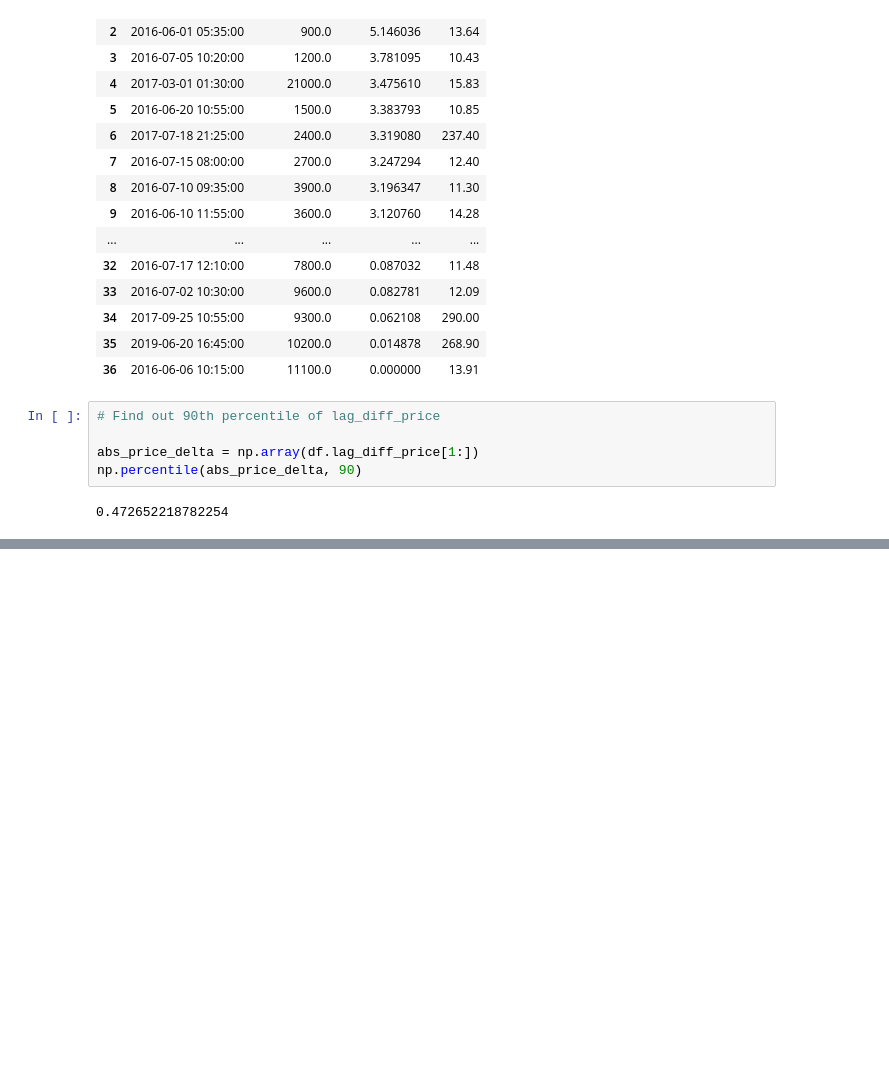
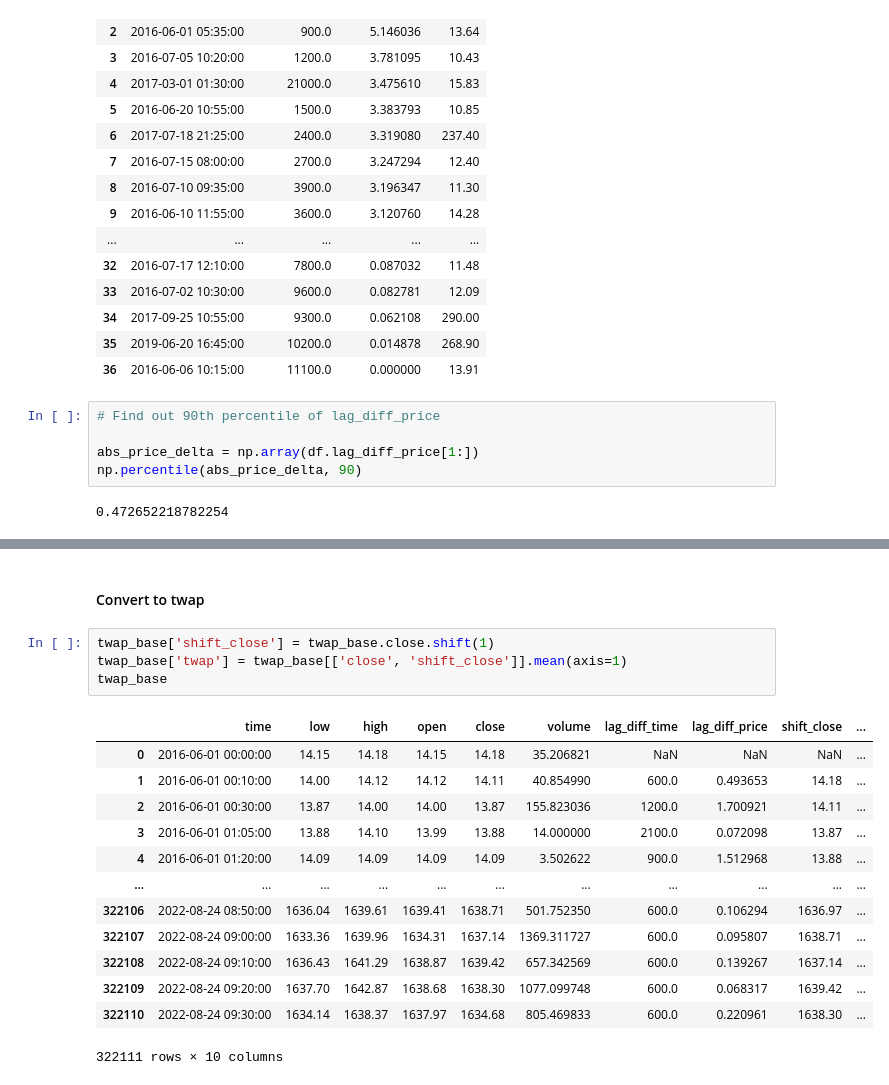
Before and after one commit to overlay-market/overlay-risk, a Jupyter notebook: notebooks/data_fetch_and_prep.ipynb, the cells around one changed output, grey strips where cells are left out. Saved outputs shown, nothing was run; the diff lists cells and outputs as text; blank space fills up the shorter version.

```diff
--- a/notebooks/data_fetch_and_prep.ipynb
+++ b/notebooks/data_fetch_and_prep.ipynb
@@ -277,0 +267,20 @@ df[['lag_diff_time', 'close', 'lag_diff_price']]\
+# %% [markdown]
+#### Convert to twap
+# %%
+twap_base['shift_close'] = twap_base.close.shift(1)
+twap_base['twap'] = twap_base[['close', 'shift_close']].mean(axis=1)
+twap_base
+# %% [output]
+|  | time | low | high | open | close | volume | lag_diff_time | lag_diff_price | shift_close | ... |
+| 0 | 2016-06-01 00:00:00 | 14.15 | 14.18 | 14.15 | 14.18 | 35.206821 | NaN | NaN | NaN | ... |
+| 1 | 2016-06-01 00:10:00 | 14.00 | 14.12 | 14.12 | 14.11 | 40.854990 | 600.0 | 0.493653 | 14.18 | ... |
+| 2 | 2016-06-01 00:30:00 | 13.87 | 14.00 | 14.00 | 13.87 | 155.823036 | 1200.0 | 1.700921 | 14.11 | ... |
+| 3 | 2016-06-01 01:05:00 | 13.88 | 14.10 | 13.99 | 13.88 | 14.000000 | 2100.0 | 0.072098 | 13.87 | ... |
+| 4 | 2016-06-01 01:20:00 | 14.09 | 14.09 | 14.09 | 14.09 | 3.502622 | 900.0 | 1.512968 | 13.88 | ... |
+| ... | ... | ... | ... | ... | ... | ... | ... | ... | ... | ... |
+| 322106 | 2022-08-24 08:50:00 | 1636.04 | 1639.61 | 1639.41 | 1638.71 | 501.752350 | 600.0 | 0.106294 | 1636.97 | ... |
+| 322107 | 2022-08-24 09:00:00 | 1633.36 | 1639.96 | 1634.31 | 1637.14 | 1369.311727 | 600.0 | 0.095807 | 1638.71 | ... |
+| 322108 | 2022-08-24 09:10:00 | 1636.43 | 1641.29 | 1638.87 | 1639.42 | 657.342569 | 600.0 | 0.139267 | 1637.14 | ... |
+| 322109 | 2022-08-24 09:20:00 | 1637.70 | 1642.87 | 1638.68 | 1638.30 | 1077.099748 | 600.0 | 0.068317 | 1639.42 | ... |
+| 322110 | 2022-08-24 09:30:00 | 1634.14 | 1638.37 | 1637.97 | 1634.68 | 805.469833 | 600.0 | 0.220961 | 1638.30 | ... |
+322111 rows × 10 columns
```
Also changed, not shown: parts of 35 cells of this notebook.
